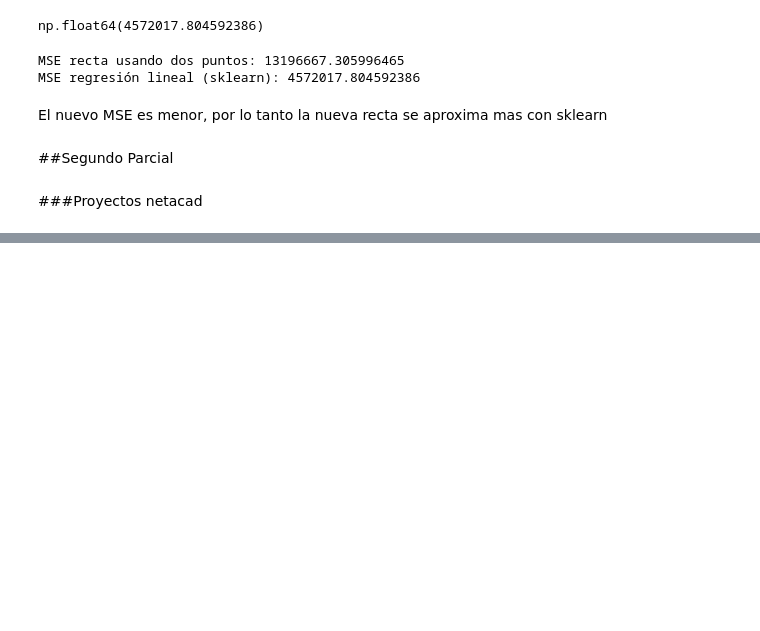
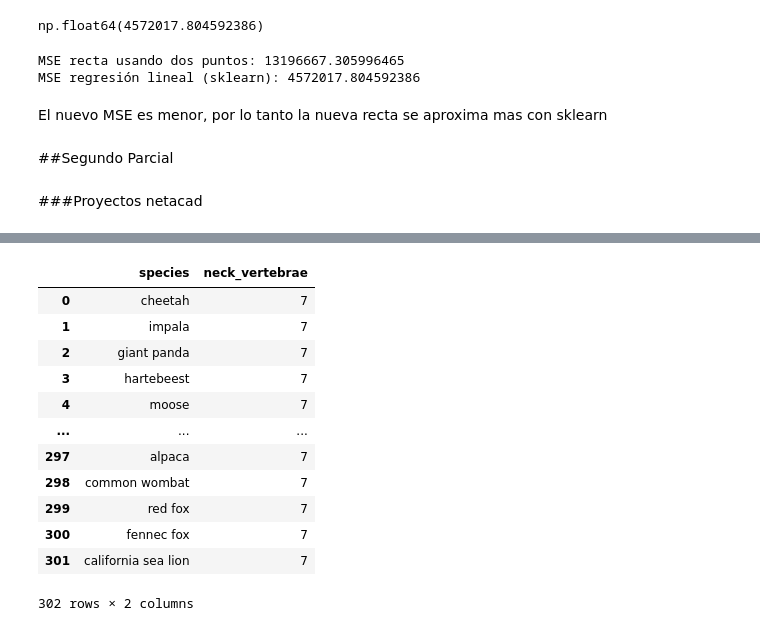
Before and after one commit to vidalesdavid/mineria_de_datos, a Jupyter notebook: Mineria_de_datos_183060.ipynb, the cells around one changed output, grey strips where cells are left out. Drawn from its saved outputs; the diff is of its cells as text; code cells hidden in the pictures; blank space fills up the shorter version.

```diff
--- a/Mineria_de_datos_183060.ipynb
+++ b/Mineria_de_datos_183060.ipynb
@@ -806,0 +842,17 @@ El nuevo MSE es menor, por lo tanto la nueva recta se aproxima mas con sklearn
+# %%
+mammals = pd.read_csv('mammal-neck-bones.csv')
+mammals #display the dataframe
+# %% [output]
+|  | species | neck_vertebrae |
+| 0 | cheetah | 7 |
+| 1 | impala | 7 |
+| 2 | giant panda | 7 |
+| 3 | hartebeest | 7 |
+| 4 | moose | 7 |
+| ... | ... | ... |
+| 297 | alpaca | 7 |
+| 298 | common wombat | 7 |
+| 299 | red fox | 7 |
+| 300 | fennec fox | 7 |
+| 301 | california sea lion | 7 |
+302 rows × 2 columns
```
Also changed, not shown: parts of 14 cells of this notebook.
